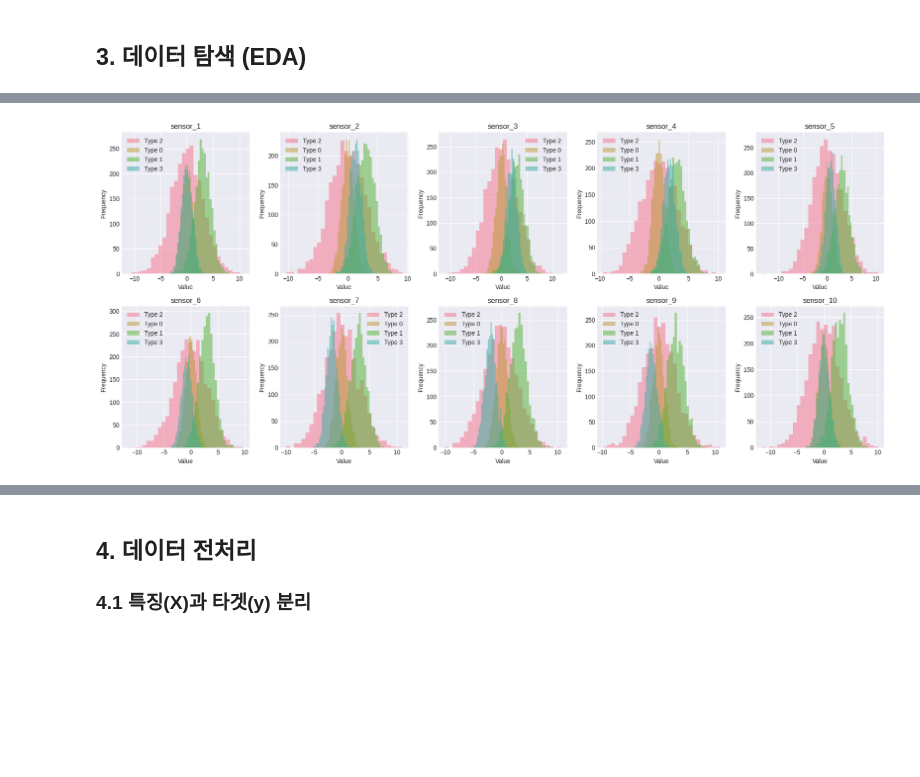
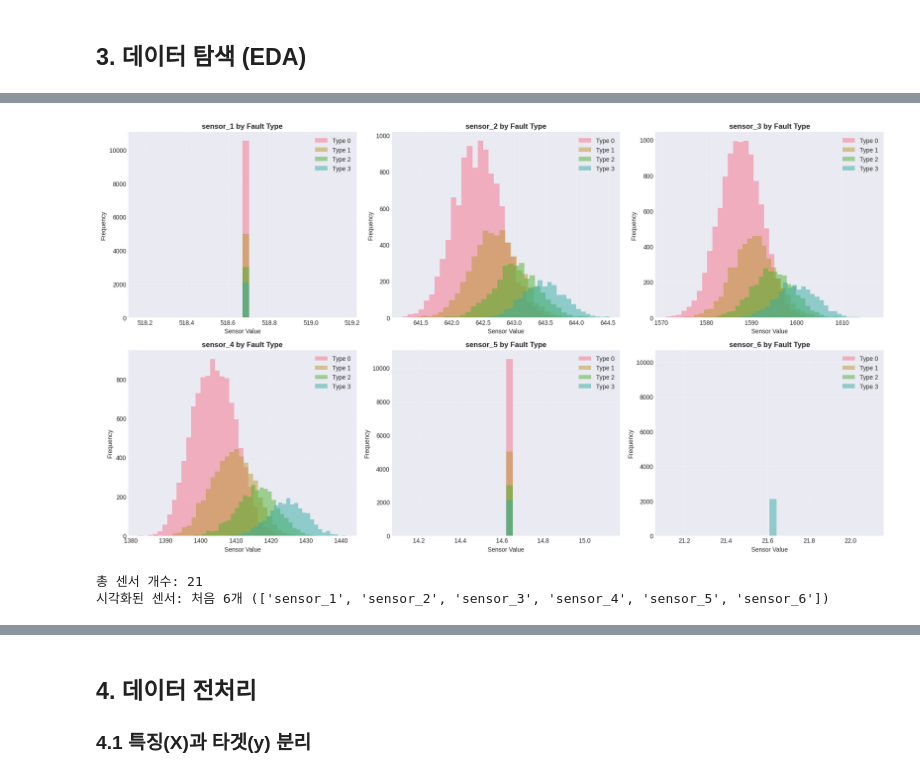
Before and after one commit to AIaaS-AI-as-a-Service/25-Samsung-PJ, a Jupyter notebook: PJ_FC/notebooks/solution_fault_classification.ipynb, the cells around one changed output, grey strips where cells are left out. Cells and saved outputs as stored; diff of their text form; code cells hidden in the pictures; blank space fills up the shorter version.

```diff
--- a/PJ_FC/notebooks/solution_fault_classification.ipynb
+++ b/PJ_FC/notebooks/solution_fault_classification.ipynb
@@ -164,0 +120,16 @@ max        3.000000
+# %%
+# 기본 통계 정보
+print("=" * 80)
+print("데이터 기본 정보")
+print("=" * 80)
+print(f"\n총 샘플 수: {len(df):,}")
+print(f"총 컬럼 수: {len(df.columns)}")
+print(f"엔진 개수: {df['unit_id'].nunique()}")
+print(f"최대 운영 사이클: {df['time_cycles'].max()}")
+
+# 센서 컬럼 추출
+sensor_cols = [col for col in df.columns if col.startswith('sensor_')]
+print(f"\n센서 개수: {len(sensor_cols)}")
+
+print(f"\n기술 통계량 (센서 데이터):")
+print(df[sensor_cols].describe())
@@ -186,24 +175,30 @@ plt.show()
 # %%
-# 센서 데이터 분포 비교 (고장 유형별)
-fig, axes = plt.subplots(2, 5, figsize=(18, 8))
+# 센서 데이터 분포 비교 (고장 유형별) - 처음 6개 센서만 시각화
+fig, axes = plt.subplots(2, 3, figsize=(18, 10))
 axes = axes.ravel()
 
-sensor_cols = [col for col in df.columns if 'sensor' in col]
-
-for idx, sensor in enumerate(sensor_cols):
-    for fault_type in df['fault_type'].unique():
+# 처음 6개 센서에 대해 고장 유형별 분포 비교
+for idx in range(6):
+    sensor = sensor_cols[idx]
+    for fault_type in sorted(df['fault_type'].unique()):
         data = df[df['fault_type'] == fault_type][sensor]
         axes[idx].hist(data, alpha=0.5, label=f'Type {fault_type}', bins=30)
 
-    axes[idx].set_title(sensor)
-    axes[idx].set_xlabel('Value')
-    axes[idx].set_ylabel('Frequency')
+    axes[idx].set_title(f'{sensor} by Fault Type', fontsize=12, fontweight='bold')
+    axes[idx].set_xlabel('Sensor Value', fontsize=10)
+    axes[idx].set_ylabel('Frequency', fontsize=10)
     axes[idx].legend()
+    axes[idx].grid(True, alpha=0.3)
 
 plt.tight_layout()
 plt.show()
+
+print(f"\n총 센서 개수: {len(sensor_cols)}")
+print(f"시각화된 센서: 처음 6개 ({sensor_cols[:6]})")
 # %% [output]
-[figure, old version]
+[figure, new version]
+총 센서 개수: 21
+시각화된 센서: 처음 6개 (['sensor_1', 'sensor_2', 'sensor_3', 'sensor_4', 'sensor_5', 'sensor_6'])
 # %%
 # 센서 간 상관관계 분석
 plt.figure(figsize=(12, 10))
```
Also changed, not shown: parts of 28 cells of this notebook, 1 other file.
